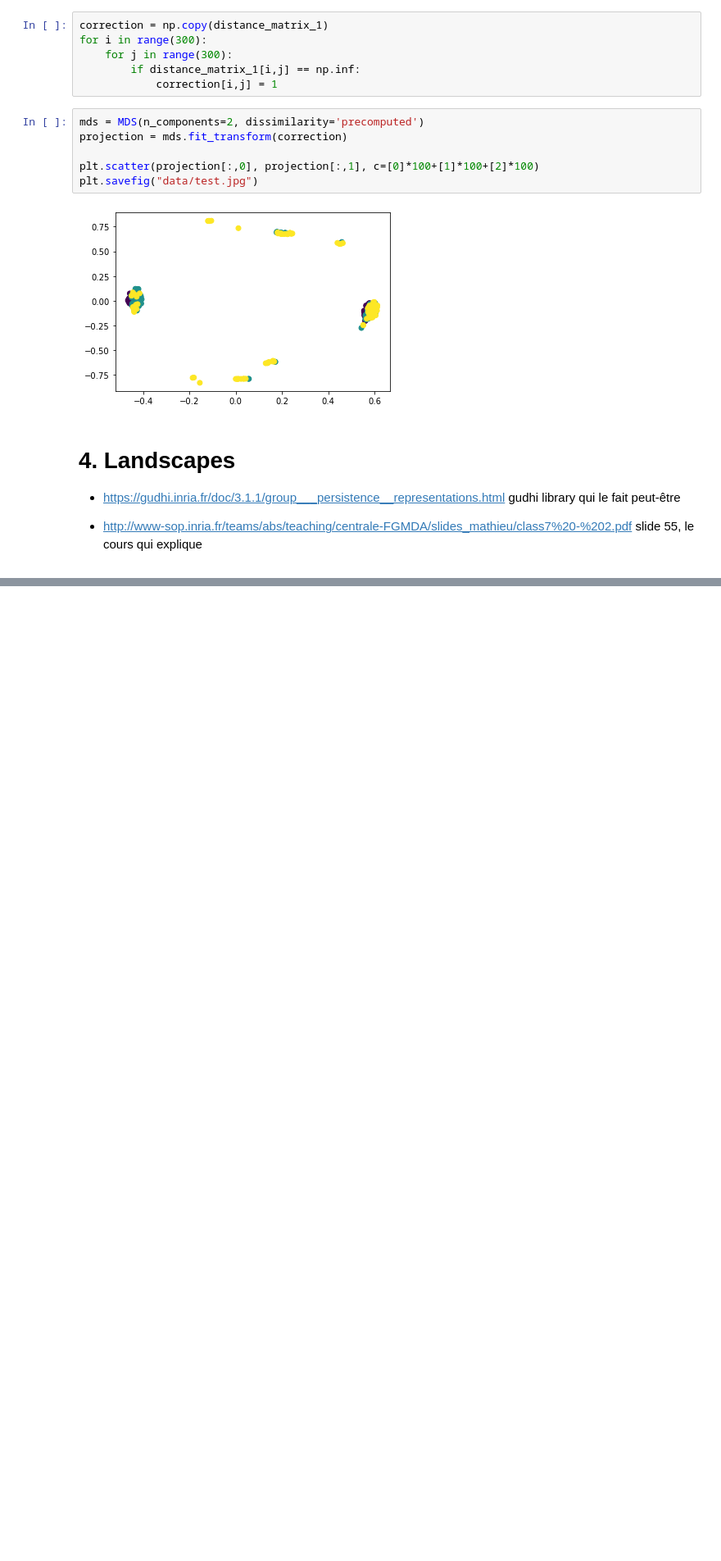
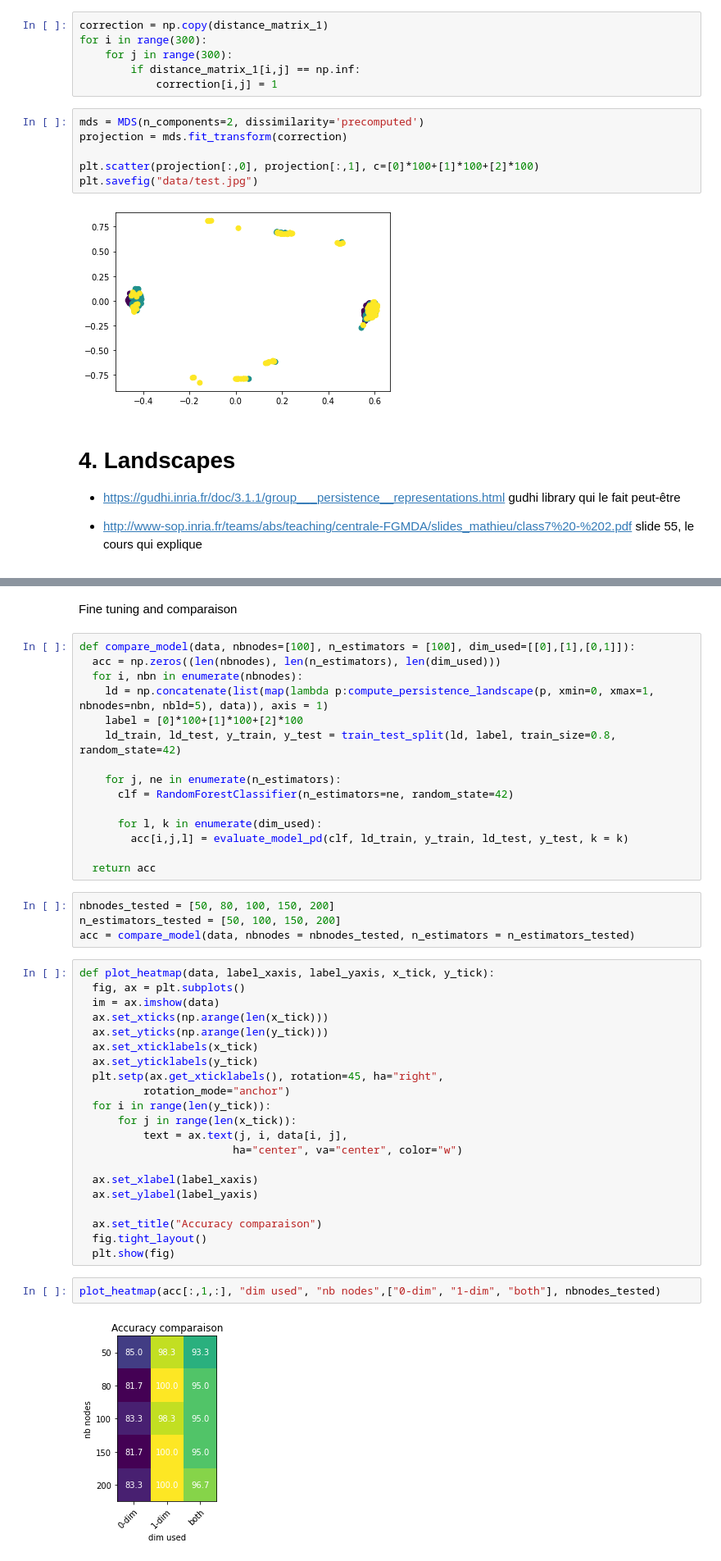
Before and after one commit to clementpiat/pedestrians_recognition, a Jupyter notebook: explore.ipynb, the cells around one changed output, grey strips where cells are left out. Shown: that part at 82% size. Saved outputs shown, nothing was run; the diff lists cells and outputs as text; blank space fills up the shorter version.

```diff
--- a/explore.ipynb
+++ b/explore.ipynb
@@ -102,0 +174,46 @@ plt.savefig("data/test.jpg")
+# %% [markdown]
+Fine tuning and comparaison
+# %%
+def compare_model(data, nbnodes=[100], n_estimators = [100], dim_used=[[0],[1],[0,1]]):
+  acc = np.zeros((len(nbnodes), len(n_estimators), len(dim_used)))
+  for i, nbn in enumerate(nbnodes):
+    ld = np.concatenate(list(map(lambda p:compute_persistence_landscape(p, xmin=0, xmax=1, nbnodes=nbn, nbld=5), data)), axis = 1)
+    label = [0]*100+[1]*100+[2]*100
+    ld_train, ld_test, y_train, y_test = train_test_split(ld, label, train_size=0.8, random_state=42)
+
+    for j, ne in enumerate(n_estimators):
+      clf = RandomForestClassifier(n_estimators=ne, random_state=42)
+
+      for l, k in enumerate(dim_used):
+        acc[i,j,l] = evaluate_model_pd(clf, ld_train, y_train, ld_test, y_test, k = k)
+
+  return acc
+# %%
+nbnodes_tested = [50, 80, 100, 150, 200]
+n_estimators_tested = [50, 100, 150, 200]
+acc = compare_model(data, nbnodes = nbnodes_tested, n_estimators = n_estimators_tested)
+# %%
+def plot_heatmap(data, label_xaxis, label_yaxis, x_tick, y_tick):
+  fig, ax = plt.subplots()
+  im = ax.imshow(data)
+  ax.set_xticks(np.arange(len(x_tick)))
+  ax.set_yticks(np.arange(len(y_tick)))
+  ax.set_xticklabels(x_tick)
+  ax.set_yticklabels(y_tick)
+  plt.setp(ax.get_xticklabels(), rotation=45, ha="right",
+          rotation_mode="anchor")
+  for i in range(len(y_tick)):
+      for j in range(len(x_tick)):
+          text = ax.text(j, i, data[i, j],
+                        ha="center", va="center", color="w")
+
+  ax.set_xlabel(label_xaxis)
+  ax.set_ylabel(label_yaxis)
+
+  ax.set_title("Accuracy comparaison")
+  fig.tight_layout()
+  plt.show(fig)
+# %%
+plot_heatmap(acc[:,1,:], "dim used", "nb nodes",["0-dim", "1-dim", "both"], nbnodes_tested)
+# %% [output]
+[figure, added]
```
Also changed, not shown: parts of 22 cells of this notebook.
